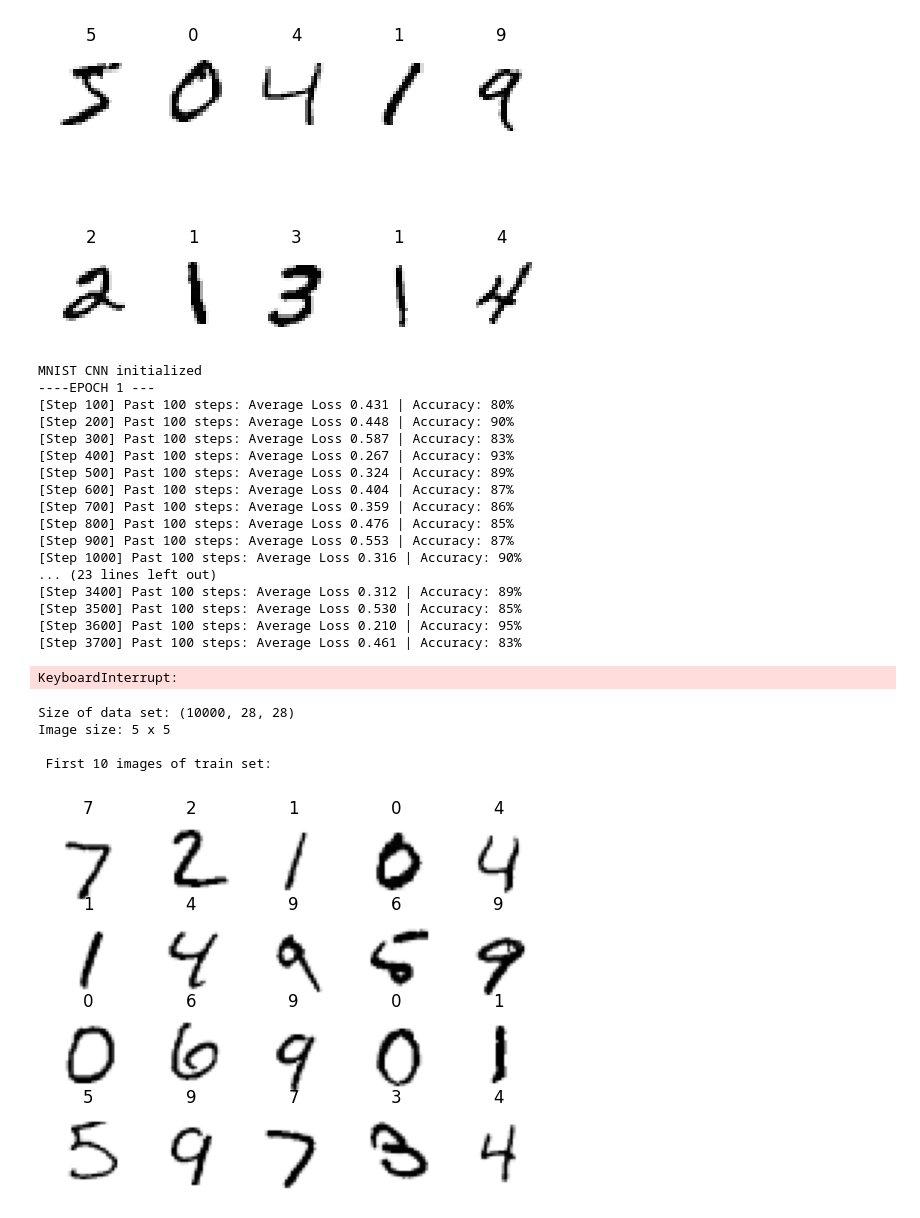
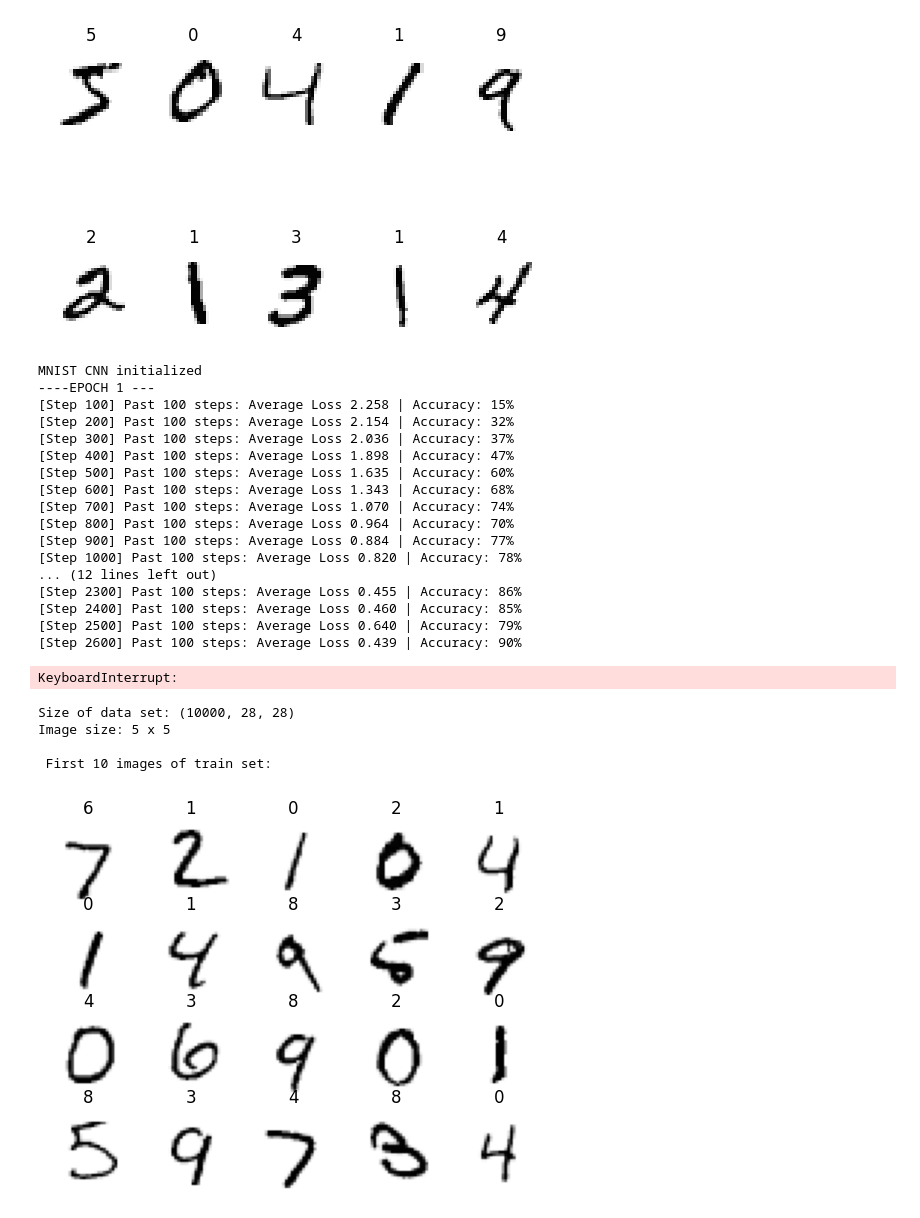
Before and after one commit to Jean-LucDeRieux/ML_Models, a Jupyter notebook: CNN - Convolutional Neural Network.ipynb, the cells around one changed output. Drawn from its saved outputs; the diff is of its cells as text; code cells hidden in the pictures.

```diff
--- a/CNN - Convolutional Neural Network.ipynb
+++ b/CNN - Convolutional Neural Network.ipynb
@@ -31,10 +28,12 @@ There are  (60000, 785)  labels in the test set
 # %%
 # Converting each row into a matrix and then placing those matrices into a stack
+matrixSize =  np.sqrt(dataOrgTrain.shape[1])
+
 train_images_arr = np.array(train_images)
-train_images_stack = train_images_arr.reshape((len(train_images_arr), 28, 28))
+train_images_stack = train_images_arr.reshape((len(train_images_arr), matrixSize, matrixSize))
 
 test_images_arr = np.array(test_images)
-test_images_stack = test_images_arr.reshape((len(test_images_arr), 28, 28))
+test_images_stack = test_images_arr.reshape((len(test_images_arr), matrixSize, matrixSize))
 
 print("The training set stack shape is: ", train_images_stack.shape)
 print("The testing set stack shape is: ", test_images_stack.shape)
@@ -298,3 +278,10 @@ def predict(image):
+# %%
+# Creating an Instance of the machine Learning Mode
+numLayers = 8
+inputLen = 13 * 13 * 8
+nodes = 10
+
+ModelCNN = CNN(numLayers, inputLen, nodes)
 # %%
 print('MNIST CNN initialized')
 train_images = train_images_stack.copy()
@@ -320,46 +307,46 @@ for epoch in range(2):
             loss = 0
             num_correct = 0
 
-        l, acc = train(im, label)
+        l, acc = ModelCNN.train(im, label)
         loss += l
         num_correct += acc
 # %% [output]
 MNIST CNN initialized
 ----EPOCH 1 ---
-[Step 100] Past 100 steps: Average Loss 0.431 | Accuracy: 80%
-[Step 200] Past 100 steps: Average Loss 0.448 | Accuracy: 90%
-[Step 300] Past 100 steps: Average Loss 0.587 | Accuracy: 83%
-[Step 400] Past 100 steps: Average Loss 0.267 | Accuracy: 93%
-[Step 500] Past 100 steps: Average Loss 0.324 | Accuracy: 89%
-[Step 600] Past 100 steps: Average Loss 0.404 | Accuracy: 87%
-[Step 700] Past 100 steps: Average Loss 0.359 | Accuracy: 86%
-[Step 800] Past 100 steps: Average Loss 0.476 | Accuracy: 85%
-[Step 900] Past 100 steps: Average Loss 0.553 | Accuracy: 87%
-[Step 1000] Past 100 steps: Average Loss 0.316 | Accuracy: 90%
-... (23 lines left out)
-[Step 3400] Past 100 steps: Average Loss 0.312 | Accuracy: 89%
-[Step 3500] Past 100 steps: Average Loss 0.530 | Accuracy: 85%
-[Step 3600] Past 100 steps: Average Loss 0.210 | Accuracy: 95%
-[Step 3700] Past 100 steps: Average Loss 0.461 | Accuracy: 83%
+[Step 100] Past 100 steps: Average Loss 2.258 | Accuracy: 15%
+[Step 200] Past 100 steps: Average Loss 2.154 | Accuracy: 32%
+[Step 300] Past 100 steps: Average Loss 2.036 | Accuracy: 37%
+[Step 400] Past 100 steps: Average Loss 1.898 | Accuracy: 47%
+[Step 500] Past 100 steps: Average Loss 1.635 | Accuracy: 60%
+[Step 600] Past 100 steps: Average Loss 1.343 | Accuracy: 68%
+[Step 700] Past 100 steps: Average Loss 1.070 | Accuracy: 74%
+[Step 800] Past 100 steps: Average Loss 0.964 | Accuracy: 70%
+[Step 900] Past 100 steps: Average Loss 0.884 | Accuracy: 77%
+[Step 1000] Past 100 steps: Average Loss 0.820 | Accuracy: 78%
+... (12 lines left out)
+[Step 2300] Past 100 steps: Average Loss 0.455 | Accuracy: 86%
+[Step 2400] Past 100 steps: Average Loss 0.460 | Accuracy: 85%
+[Step 2500] Past 100 steps: Average Loss 0.640 | Accuracy: 79%
+[Step 2600] Past 100 steps: Average Loss 0.439 | Accuracy: 90%
 KeyboardInterrupt:
 # %%
 from matplotlib.pyplot import gray
 
 print("Size of data set: " + str(test_images_stack.shape))
 imageDimension = int((test_images_stack.shape[1] - 1) ** 0.5)
 print("Image size: " + str(imageDimension) + " x " + str(imageDimension))
 
 # Plotting the Data
 print("\n First 10 images of train set:")
 for i in range(20): # plotting 10 images of data set
   plt.subplot(4,5,i+1) # 2 rows with 5 columns
   plt.imshow(test_images_stack[i],cmap='Greys')
-  plt.title(f"{classNames[predict(test_images_stack[i])]}")
+  plt.title(f"{classNames[ModelCNN.predict(test_images_stack[i])]}")
   plt.axis('off')
 plt.show()
 # %% [output]
 Size of data set: (10000, 28, 28)
 Image size: 5 x 5
 
  First 10 images of train set:
-[figure, old version]
+[figure, new version]
```
Also changed, not shown: parts of 6 cells of this notebook.
